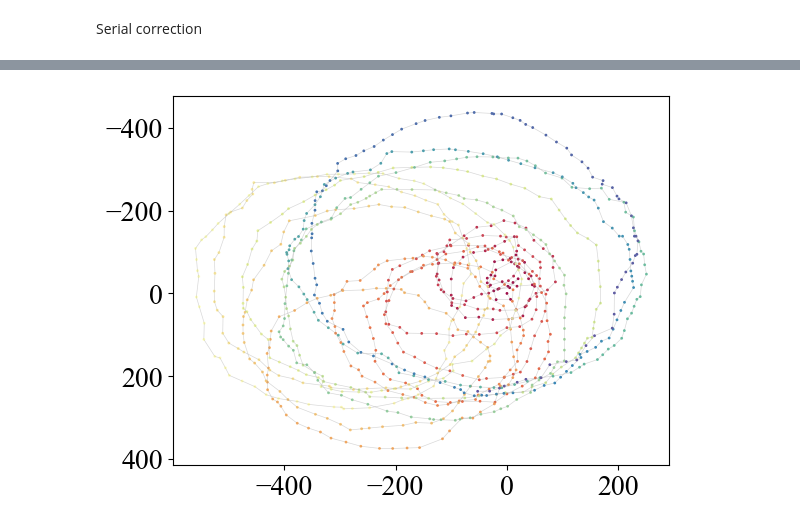
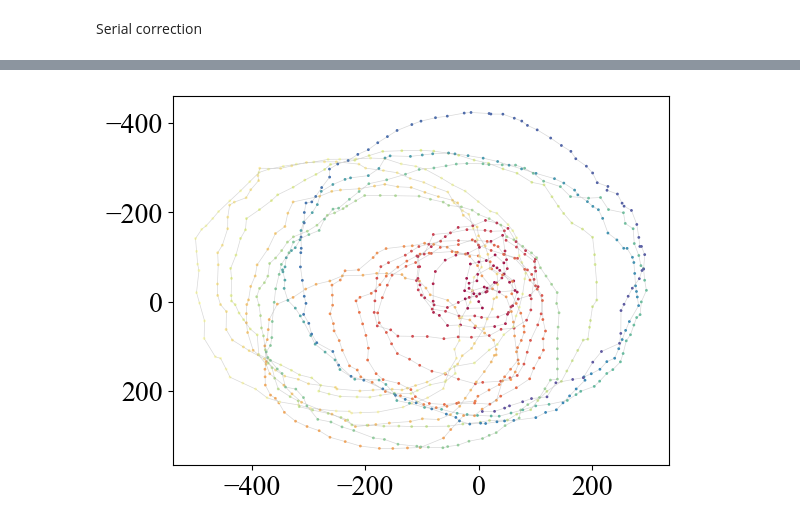
Before and after one commit to mdw771/probe_position_correction_w_ptychonn, a Jupyter notebook: workspace/large/test_correct_probe_pos.ipynb, the cells around one changed output, grey strips where cells are left out. Saved outputs shown, nothing was run; the diff lists cells and outputs as text; code cells hidden in the pictures.

Commit message:
Offset estimator with momentum

```diff
--- a/workspace/large/test_correct_probe_pos.ipynb
+++ b/workspace/large/test_correct_probe_pos.ipynb
@@ -54,6 +54,8 @@ config_dict['registration_method'] = 'sift'
 config_dict['probe_position_list'] = None
 config_dict['central_crop'] = None
 config_dict['max_shift'] = 55
+config_dict['offset_estimator_order'] = 1
+config_dict['offset_estimator_beta'] = 0.5
 # %%
 corrector = PtychoNNProbePositionCorrector(config_dict)
 corrector.build()
@@ -77,7 +77,9 @@ probe_pos_list_serial = corrector.new_probe_positions.array
 # %%
-corrector.new_probe_positions.plot()
+fig, ax, scat = corrector.new_probe_positions.plot(return_obj=True, show=False)
+plt.show()
+#fig.savefig('outputs/test235/path_plot_serial.pdf')
 # %% [output]
-[figure, old version]
+[figure, new version]
 # %%
 probe_pos_list = ProbePositionList(position_list=probe_pos_list_serial)
 config_dict['probe_position_list'] = probe_pos_list
```
Also changed, not shown: parts of 8 cells of this notebook, 4 other files.
